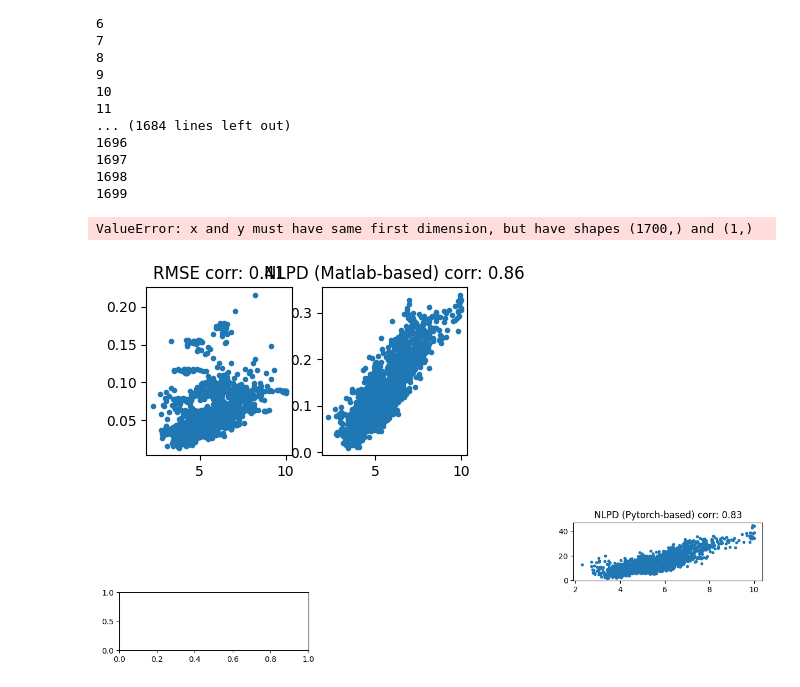
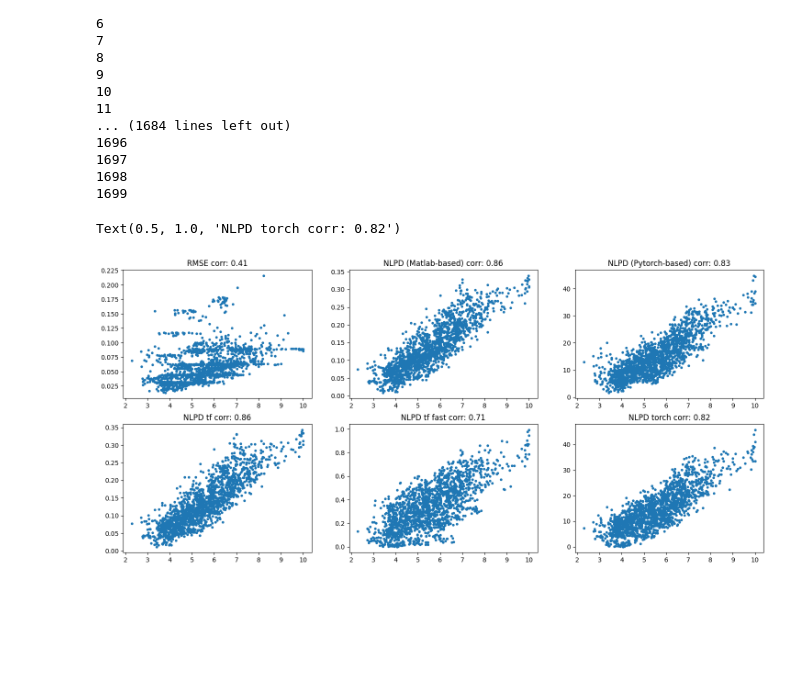
Before and after one commit to Valerolaparra/NLPD, a Jupyter notebook: NLPD_versions_comparisons_TID2008.ipynb, the cells around one changed output. Cells and saved outputs as stored; diff of their text form; code cells hidden in the pictures; blank space fills up the shorter version.

```diff
--- a/NLPD_versions_comparisons_TID2008.ipynb
+++ b/NLPD_versions_comparisons_TID2008.ipynb
@@ -192,7 +188,7 @@ for i in range(N_im):
     NLPD_rgb[i] = NLPdist_RGB(ImA,ImB)
 
     ### PYTHON (Pytorch based)
-    NLPD[i] = metric_python.compare(ImA*255,ImB*255)
+    #NLPD[i] = metric_python.compare(ImA*255,ImB*255) # This is extremely slow
     NLPD_fast[i] = metric_python_fast.compare(ImA*255,ImB*255)
 
     ### TENSORFLOW
@@ -233,32 +229,30 @@ for i in range(N_im):
 # %%
 import matplotlib.pyplot as plt
 
-plt.figure()
+plt.figure(figsize=(18,8))
 plt.subplot(2,3,1)
 plt.plot(10-MOS,RMSE,'.')
 plt.title('RMSE corr: ' + str(np.round(np.corrcoef(10-MOS,RMSE)[0,1],2)))
 
 plt.subplot(2,3,2)
 plt.plot(10-MOS,NLPD_rgb,'.')
 plt.title('NLPD (Matlab-based) corr: ' + str(np.round(np.corrcoef(10-MOS,NLPD_rgb)[0,1],2)))
 
-plt.figure(figsize=(15,3))
 plt.subplot(2,3,3)
 plt.plot(10-MOS,NLPD_fast,'.')
 plt.title('NLPD (Pytorch-based) corr: ' + str(np.round(np.corrcoef(10-MOS,NLPD_fast)[0,1],2)))
 
 plt.subplot(2,3,4)
 plt.plot(10-MOS,NLPD_tf,'.')
 plt.title('NLPD tf corr: ' + str(np.round(np.corrcoef(10-MOS,NLPD_tf)[0,1],2)))
 
 plt.subplot(2,3,5)
 plt.plot(10-MOS,NLPD_tf_fast,'.')
 plt.title('NLPD tf fast corr: ' + str(np.round(np.corrcoef(10-MOS,NLPD_tf_fast)[0,1],2)))
 
 plt.subplot(2,3,6)
 plt.plot(10-MOS,NLPD_torch,'.')
 plt.title('NLPD torch corr: ' + str(np.round(np.corrcoef(10-MOS,NLPD_torch)[0,1],2)))
 # %% [output]
-ValueError: x and y must have same first dimension, but have shapes (1700,) and (1,)
+Text(0.5, 1.0, 'NLPD torch corr: 0.82')
-[figure, old version]
+[figure, new version]
-[figure, removed]
```
Also changed, not shown: parts of 13 cells of this notebook.
